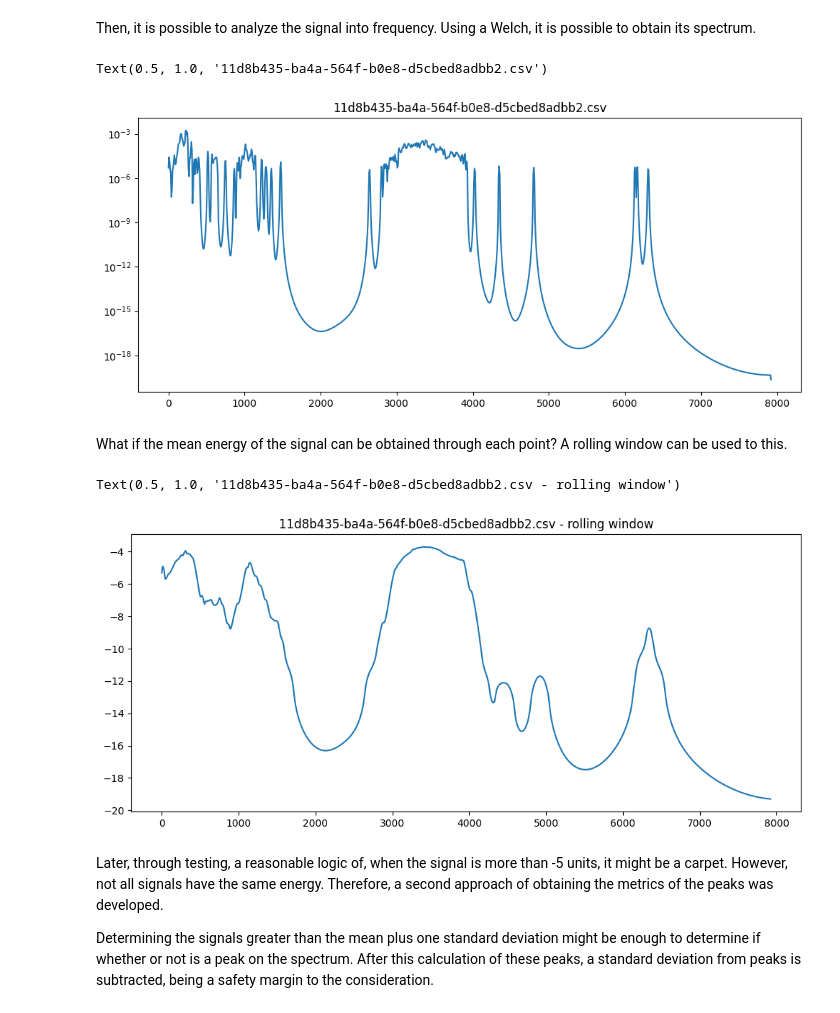
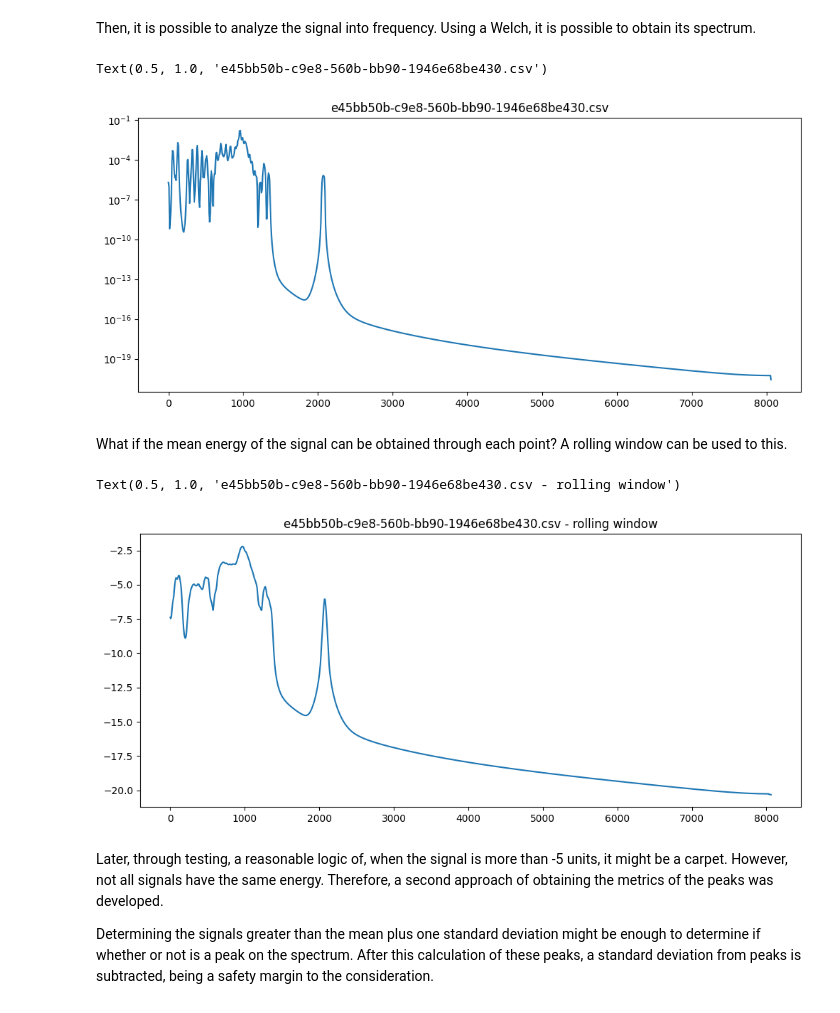
Before and after one commit to pyKuga/TRACTIAN, a Jupyter notebook: part2.ipynb, the cells around one changed output. Drawn from its saved outputs; the diff is of its cells as text; code cells hidden in the pictures.

```diff
--- a/part2.ipynb
+++ b/part2.ipynb
@@ -38,7 +38,9 @@ class Wave(BaseModel):
 path = "./part_2/"
 files = os.listdir(path)
 
-data = pd.read_csv(path+files[10])
+n=13
+
+data = pd.read_csv(path+files[n])
 
 data
 # %% [output]
@@ -76,36 +78,36 @@ for file in dataDict:
 # %% [markdown]
 Then, it is possible to analyze the signal into frequency. Using a Welch, it is possible to obtain its spectrum.
 # %%
-dataName = files[0]
+dataName = files[n]
 
 data = dataDict[dataName]
 
 fs = data.shape[0] / data["t"].max() #sample rate
 
 #in this case, nperseg and overlap where choosen to be with a greater resolution, since we want to locate the carpet. flattop window was used, but did not showed the carpet.
 f, Pxx = signal.welch(data["data"].to_numpy(), fs=fs, window='hann', nperseg=2048, noverlap=1024, scaling='density')
 
 Pxx = pd.Series(Pxx,index=f)
 
 Pxx.plot(logy=True,figsize=(12,5))
 plt.title(dataName)
 # %% [output]
-Text(0.5, 1.0, '11d8b435-ba4a-564f-b0e8-d5cbed8adbb2.csv')
+Text(0.5, 1.0, 'e45bb50b-c9e8-560b-bb90-1946e68be430.csv')
-[figure, old version]
+[figure, new version]
 # %% [markdown]
 What if the mean energy of the signal can be obtained through each point? A rolling window can be used to this.
 # %%
-w = 32 #rolling window size
+w = 8 #rolling window size
 
 loggedSignal = Pxx.apply(np.log10)
 
-smoothedW = loggedSignal.rolling(min_periods=1,window=w).mean()
+smoothedW = loggedSignal.rolling(min_periods=1,window=w,center=True).mean()
 
 smoothedW.plot(figsize=(12,5))
 plt.title(dataName + " - rolling window")
 # %% [output]
-Text(0.5, 1.0, '11d8b435-ba4a-564f-b0e8-d5cbed8adbb2.csv - rolling window')
+Text(0.5, 1.0, 'e45bb50b-c9e8-560b-bb90-1946e68be430.csv - rolling window')
-[figure, old version]
+[figure, new version]
 # %% [markdown]
 Later, through testing, a reasonable logic of, when the signal is more than -5 units, it might be a carpet. However, not all signals have the same energy. Therefore, a second approach of obtaining the metrics of the peaks was developed.
 
```
Also changed, not shown: parts of 12 cells of this notebook, 15 other files.
